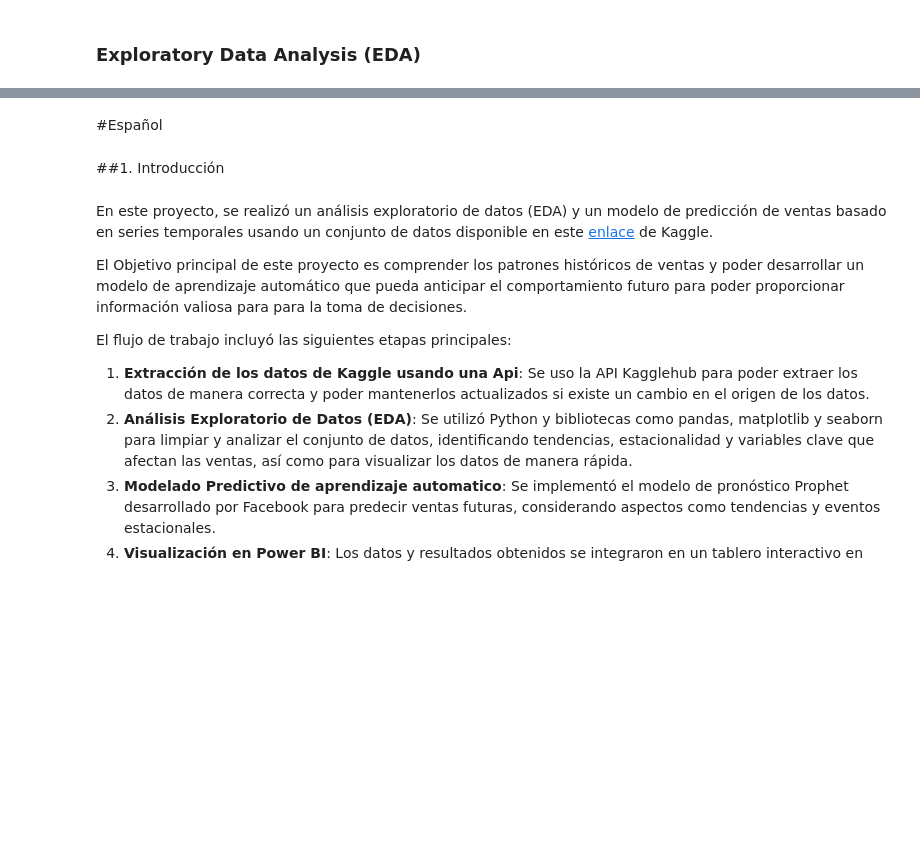
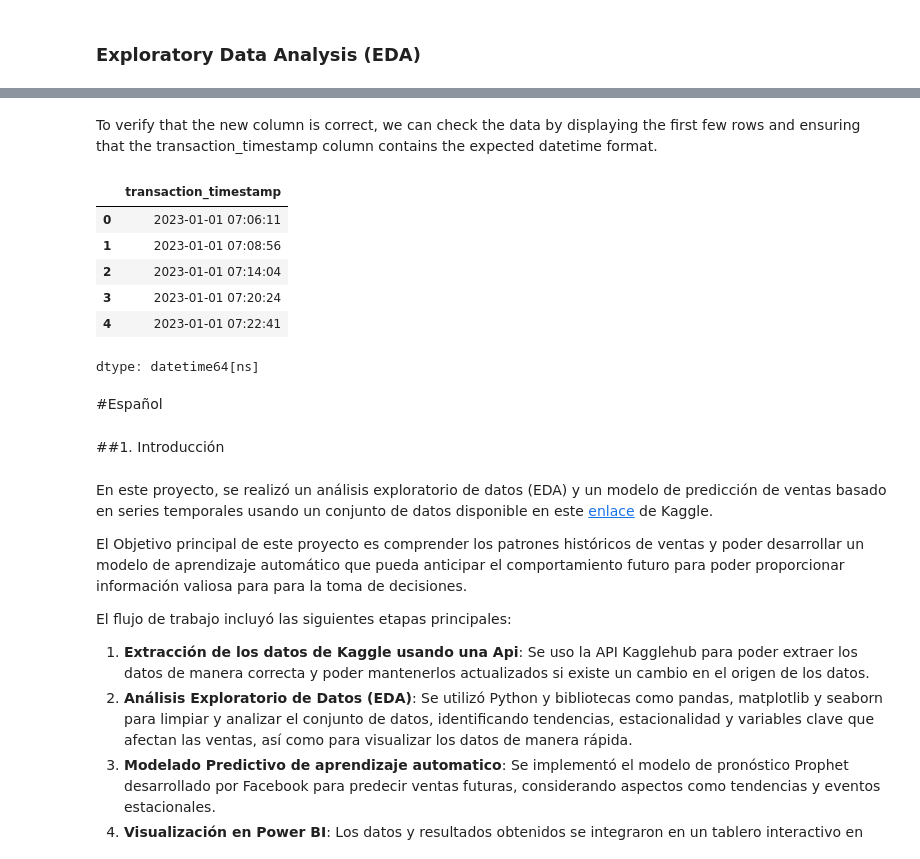
Before and after one commit to eddieisoffline/Portfolio-Data-Science, a Jupyter notebook: cafe/notebook/notebook.ipynb, the cells around one changed output, grey strips where cells are left out. Cells and saved outputs as stored; diff of their text form; code cells hidden in the pictures; blank space fills up the shorter version.

```diff
--- a/cafe/notebook/notebook.ipynb
+++ b/cafe/notebook/notebook.ipynb
@@ -74,3 +106,25 @@ coffee_sales = pd.read_excel(file_path)
+# %%
+# The 'transaction_date' and 'transaction_time' columns are concatenated into a single column called 'transaction_timestamp'
+# First, both columns are converted to string (str) type and joined with a space in between
+coffee_sales["transaction_timestamp"] = coffee_sales["transaction_date"].astype(str) + ' ' + coffee_sales["transaction_time"].astype(str)
+
+# The new 'transaction_timestamp' column is converted to datetime type for easier temporal analysis
+coffee_sales["transaction_timestamp"] = pd.to_datetime(coffee_sales["transaction_timestamp"])
+
+# The original 'transaction_date' and 'transaction_time' columns are dropped
+coffee_sales.drop(["transaction_date", "transaction_time"], axis=1, inplace=True)
+# %% [markdown]
+To verify that the new column is correct, we can check the data by displaying the first few rows and ensuring that the transaction_timestamp column contains the expected datetime format.
+# %%
+coffee_sales["transaction_timestamp"].head()
+# %% [output]
+|  | transaction_timestamp |
+| 0 | 2023-01-01 07:06:11 |
+| 1 | 2023-01-01 07:08:56 |
+| 2 | 2023-01-01 07:14:04 |
+| 3 | 2023-01-01 07:20:24 |
+| 4 | 2023-01-01 07:22:41 |
+dtype: datetime64[ns]
 # %% [markdown]
 #Español
 # %% [markdown]
```
Also changed, not shown: parts of 14 cells of this notebook.
